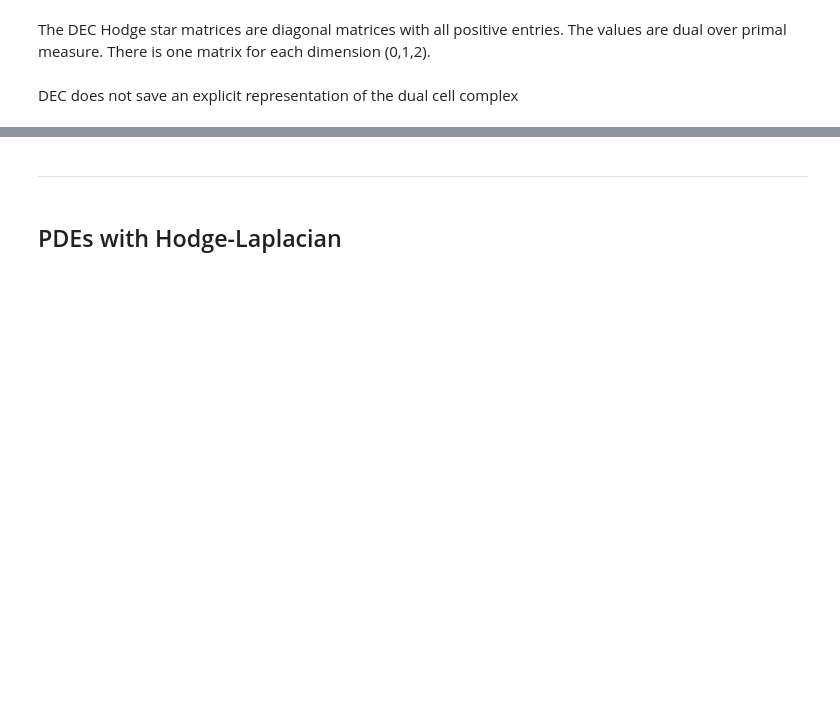
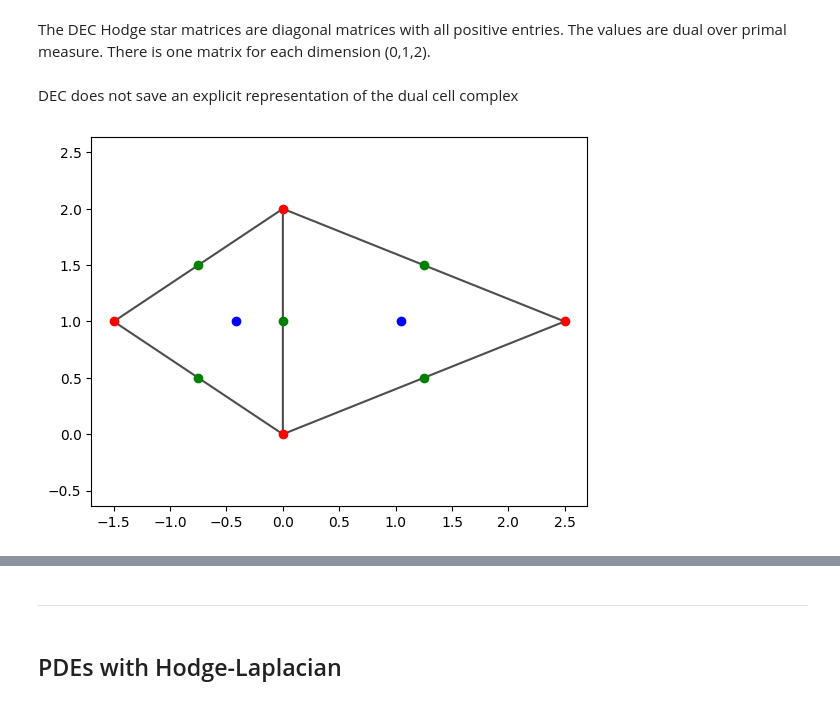
Before and after one commit to discrete-exterior-calculus/dec-icts-2025, a Jupyter notebook: PyDEC-intro.ipynb, the cells around one changed output, grey strips where cells are left out. Saved outputs shown, nothing was run; the diff lists cells and outputs as text; code cells hidden in the pictures; blank space fills up the shorter version.

```diff
--- a/PyDEC-intro.ipynb
+++ b/PyDEC-intro.ipynb
@@ -146,3 +149,20 @@ The DEC Hodge star matrices are diagonal matrices with all positive entries. The
 # Hodge star 0, 1, 2 matrices
 # %% [markdown]
 DEC does not save an explicit representation of the dual cell complex
+# %%
+# We try to understand this on the earlier small mesh
+
+vertices = np.array(
+       [[0, 0],
+       [0, 2],
+       [2.5,  1],
+       [-1.5, 1]])
+triangles = np.array([[0, 2, 1],[0, 1, 3]], dtype=int)
+sc = simplicial_complex(vertices, triangles)
+plt.triplot(vertices[:, 0], vertices[:, 1], triangles, color=(0.3, 0.3, 0.3))
+plt.axis('equal')
+plt.plot(sc[0].circumcenter[:, 0], sc[0].circumcenter[:, 1], 'ro')
+plt.plot(sc[1].circumcenter[:, 0], sc[1].circumcenter[:, 1], 'go')
+plt.plot(sc[2].circumcenter[:, 0], sc[2].circumcenter[:, 1], 'bo');
+# %% [output]
+[figure, added]
```
Also changed, not shown: parts of 26 cells of this notebook.
